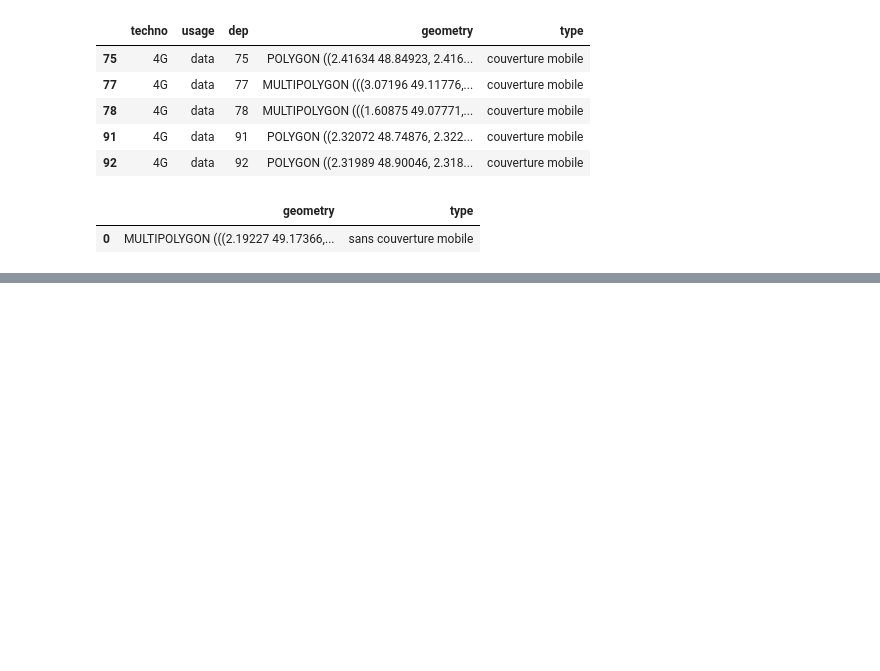
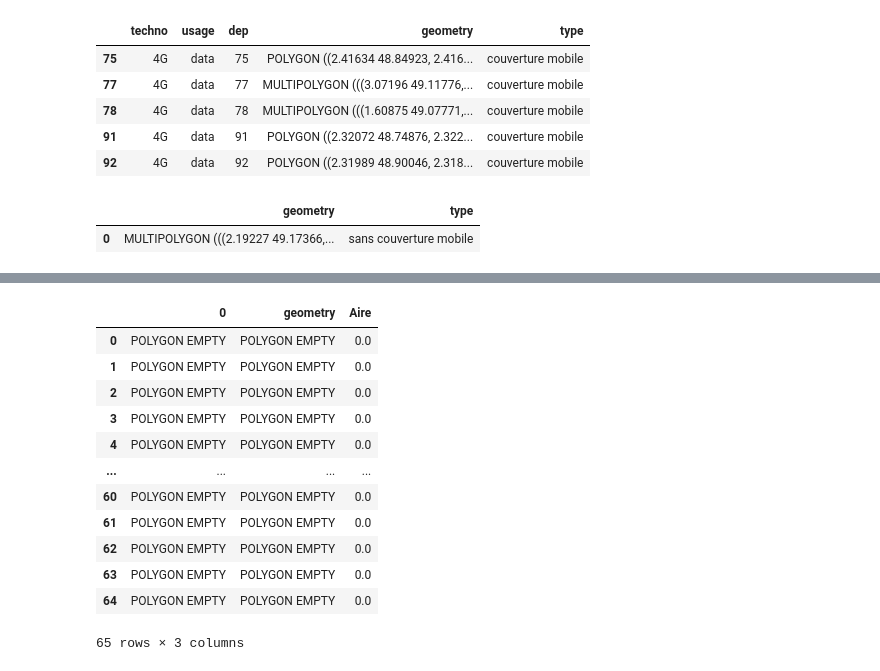
Before and after one commit to LeelaTEnsae/Projet, a Jupyter notebook: Visualisation.ipynb, the cells around one changed output, grey strips where cells are left out. Drawn from its saved outputs; the diff is of its cells as text; code cells hidden in the pictures; blank space fills up the shorter version.

```diff
--- a/Visualisation.ipynb
+++ b/Visualisation.ipynb
@@ -372,0 +323,20 @@ centre[centre.index == 8].plot_bokeh()
+# %%
+overlap = centre.intersection(sans_mobile_idf)
+overlap = gpd.GeoDataFrame(overlap, geometry = overlap.values)
+overlap = overlap.to_crs(epsg = 3857)
+overlap["Aire"] = overlap.area
+overlap
+# %% [output]
+|  | 0 | geometry | Aire |
+| 0 | POLYGON EMPTY | POLYGON EMPTY | 0.0 |
+| 1 | POLYGON EMPTY | POLYGON EMPTY | 0.0 |
+| 2 | POLYGON EMPTY | POLYGON EMPTY | 0.0 |
+| 3 | POLYGON EMPTY | POLYGON EMPTY | 0.0 |
+| 4 | POLYGON EMPTY | POLYGON EMPTY | 0.0 |
+| ... | ... | ... | ... |
+| 60 | POLYGON EMPTY | POLYGON EMPTY | 0.0 |
+| 61 | POLYGON EMPTY | POLYGON EMPTY | 0.0 |
+| 62 | POLYGON EMPTY | POLYGON EMPTY | 0.0 |
+| 63 | POLYGON EMPTY | POLYGON EMPTY | 0.0 |
+| 64 | POLYGON EMPTY | POLYGON EMPTY | 0.0 |
+65 rows × 3 columns
```
Also changed, not shown: parts of 43 cells of this notebook, 3 other files.
